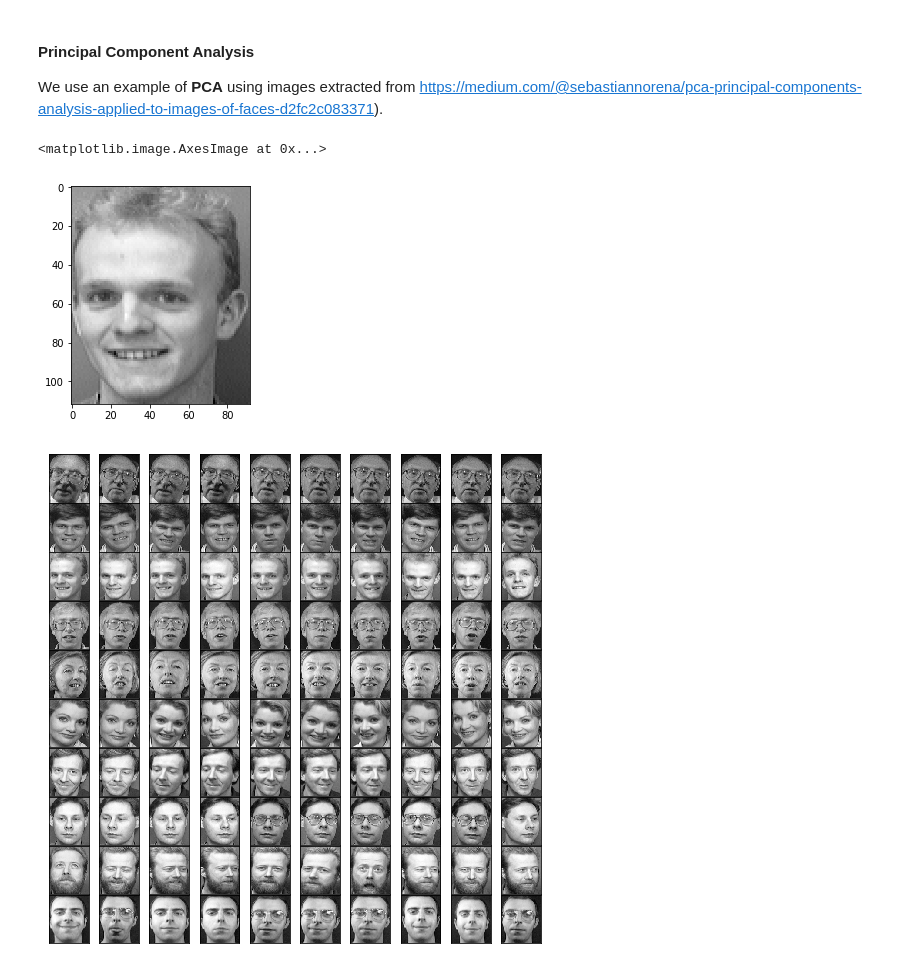
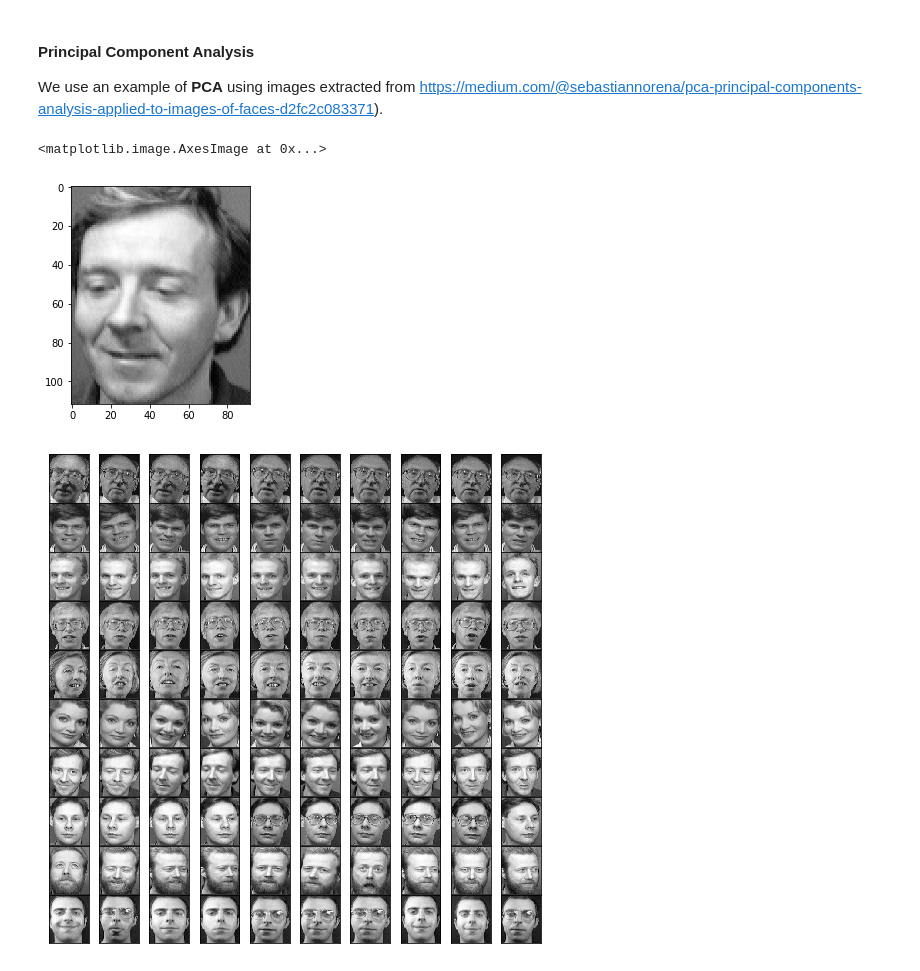
Before and after one commit to juanse1608/Courses, a Jupyter notebook: Jupyters/Notebooks/DimRed-Py.ipynb, the cells around one changed output. Saved outputs shown, nothing was run; the diff lists cells and outputs as text; code cells hidden in the pictures.

```diff
--- a/Jupyters/Notebooks/DimRed-Py.ipynb
+++ b/Jupyters/Notebooks/DimRed-Py.ipynb
@@ -51,13 +53,15 @@ import warnings
 warnings.filterwarnings('ignore')
 # %%
 #An example of the images used
-img = imread("/Users/JuanSebastianCorredorRodriguez/Documents/Git Repositories/Datasets/Att-Faces/s5/1.pgm")
+
+#img = imread("/Users/JuanSebastianCorredorRodriguez/Documents/Git Repositories/Datasets/Att-Faces/s5/1.pgm")
+img = imread("/Users/danielmartinez/Documents/Att-Faces/s3/5.pgm")
 img = img.astype(np.uint8)
 img = img/255
 plt.imshow(img, cmap = 'gray')
 # %% [output]
 <matplotlib.image.AxesImage at 0x...>
-[figure, old version]
+[figure, new version]
 # %%
 #Load the images and show some of then
 
```
Also changed, not shown: parts of 1 cell of this notebook.
